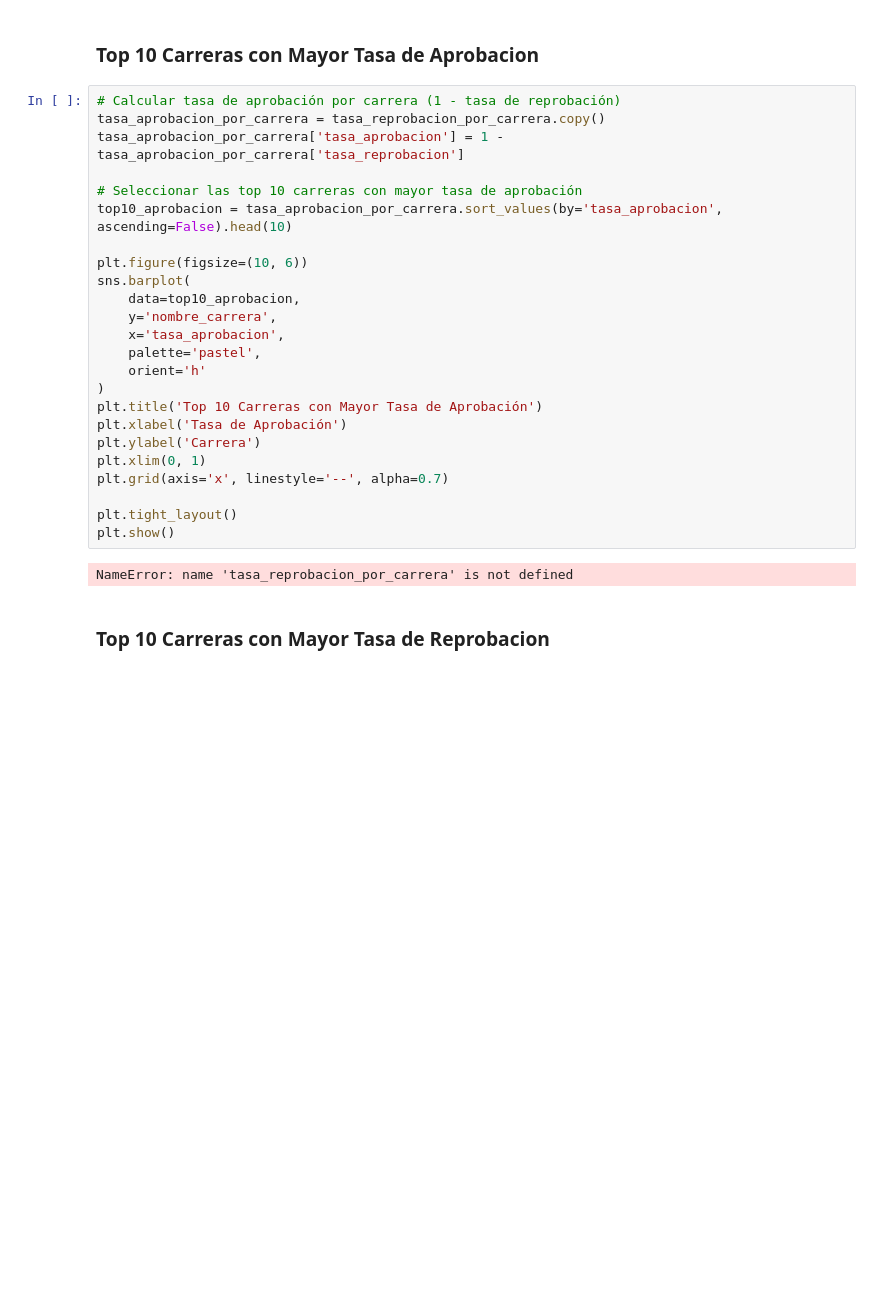
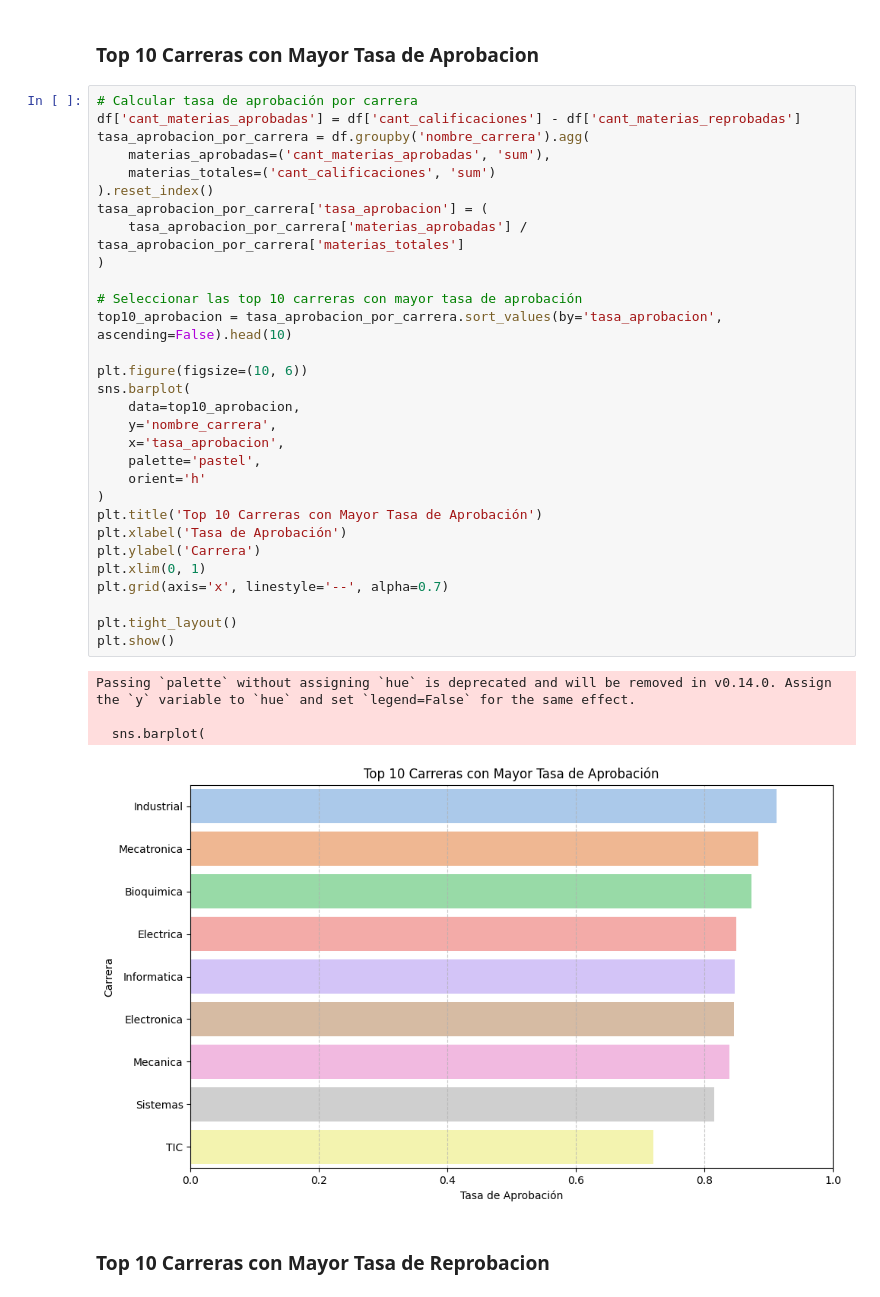
Before and after one commit to DerverG/Equipo-Celeste, a Jupyter notebook: Analisis.ipynb, the cells around one changed output. Cells and saved outputs as stored; diff of their text form; blank space fills up the shorter version.

```diff
--- a/Analisis.ipynb
+++ b/Analisis.ipynb
@@ -583,31 +583,40 @@ plt.show()
 # %% [markdown]
 ### Top 10 Carreras con Mayor Tasa de Aprobacion
 # %%
-# Calcular tasa de aprobación por carrera (1 - tasa de reprobación)
-tasa_aprobacion_por_carrera = tasa_reprobacion_por_carrera.copy()
-tasa_aprobacion_por_carrera['tasa_aprobacion'] = 1 - tasa_aprobacion_por_carrera['tasa_reprobacion']
+# Calcular tasa de aprobación por carrera
+df['cant_materias_aprobadas'] = df['cant_calificaciones'] - df['cant_materias_reprobadas']
+tasa_aprobacion_por_carrera = df.groupby('nombre_carrera').agg(
+    materias_aprobadas=('cant_materias_aprobadas', 'sum'),
+    materias_totales=('cant_calificaciones', 'sum')
+).reset_index()
+tasa_aprobacion_por_carrera['tasa_aprobacion'] = (
+    tasa_aprobacion_por_carrera['materias_aprobadas'] / tasa_aprobacion_por_carrera['materias_totales']
+)
 
 # Seleccionar las top 10 carreras con mayor tasa de aprobación
 top10_aprobacion = tasa_aprobacion_por_carrera.sort_values(by='tasa_aprobacion', ascending=False).head(10)
 
 plt.figure(figsize=(10, 6))
 sns.barplot(
     data=top10_aprobacion,
     y='nombre_carrera',
     x='tasa_aprobacion',
     palette='pastel',
     orient='h'
 )
 plt.title('Top 10 Carreras con Mayor Tasa de Aprobación')
 plt.xlabel('Tasa de Aprobación')
 plt.ylabel('Carrera')
 plt.xlim(0, 1)
 plt.grid(axis='x', linestyle='--', alpha=0.7)
 
 plt.tight_layout()
 plt.show()
 # %% [output]
-NameError: name 'tasa_reprobacion_por_carrera' is not defined
+Passing `palette` without assigning `hue` is deprecated and will be removed in v0.14.0. Assign the `y` variable to `hue` and set `legend=False` for the same effect.
+
+  sns.barplot(
+[figure, added]
 # %% [markdown]
 ### Top 10 Carreras con Mayor Tasa de Reprobacion
 # %%
```
Also changed, not shown: parts of 2 cells of this notebook.
